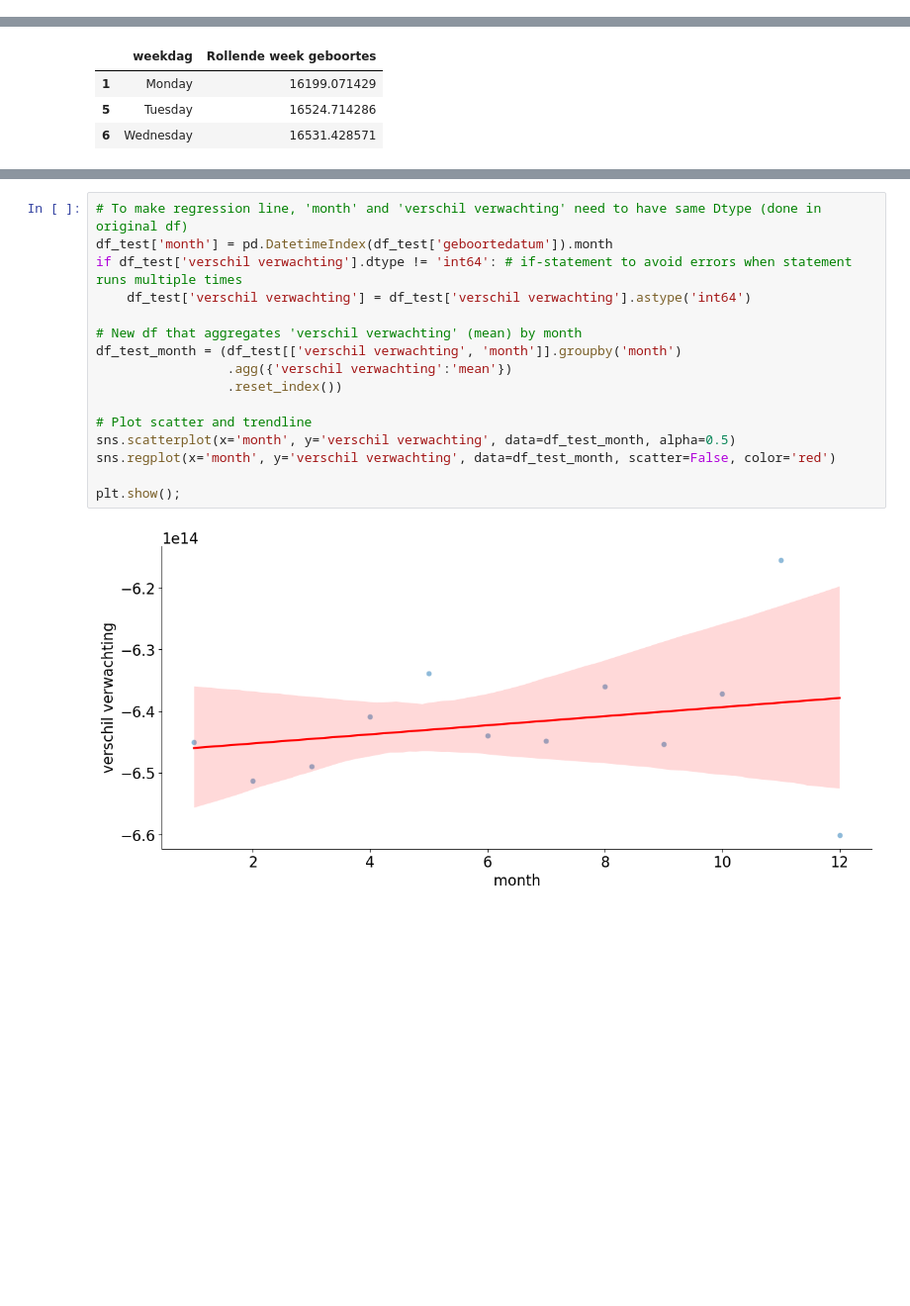
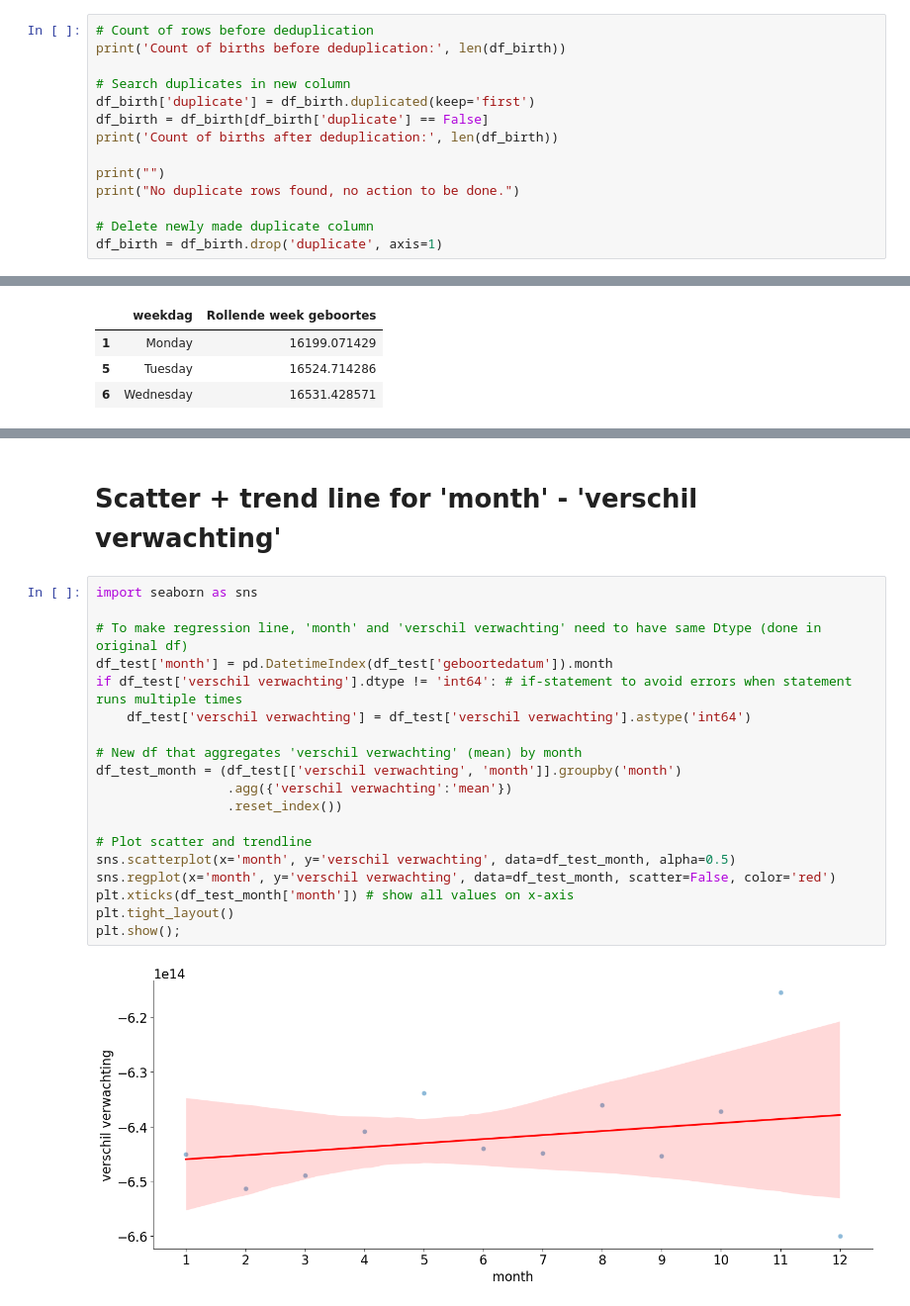
Before and after one commit to cdieltje/ExamenSyntra, a Jupyter notebook: notebooks/examen_deel1_V2.ipynb, the cells around one changed output, grey strips where cells are left out. Shown at 99% size. Cells and saved outputs as stored; diff of their text form; blank space fills up the shorter version.

```diff
--- a/notebooks/examen_deel1_V2.ipynb
+++ b/notebooks/examen_deel1_V2.ipynb
@@ -164,0 +190,14 @@ wrong_dates = ['2019-01-01', '2019-07-01']
+# %%
+# Count of rows before deduplication
+print('Count of births before deduplication:', len(df_birth))
+
+# Search duplicates in new column
+df_birth['duplicate'] = df_birth.duplicated(keep='first')
+df_birth = df_birth[df_birth['duplicate'] == False]
+print('Count of births after deduplication:', len(df_birth))
+
+print("")
+print("No duplicate rows found, no action to be done.")
+
+# Delete newly made duplicate column
+df_birth = df_birth.drop('duplicate', axis=1)
@@ -389,18 +494,23 @@ import seaborn as sns
+# %% [markdown]
+# Scatter + trend line for 'month' - 'verschil verwachting'
 # %%
+import seaborn as sns
+
 # To make regression line, 'month' and 'verschil verwachting' need to have same Dtype (done in original df)
 df_test['month'] = pd.DatetimeIndex(df_test['geboortedatum']).month
 if df_test['verschil verwachting'].dtype != 'int64': # if-statement to avoid errors when statement runs multiple times
     df_test['verschil verwachting'] = df_test['verschil verwachting'].astype('int64')
 
 # New df that aggregates 'verschil verwachting' (mean) by month
 df_test_month = (df_test[['verschil verwachting', 'month']].groupby('month')
                  .agg({'verschil verwachting':'mean'})
                  .reset_index())
 
 # Plot scatter and trendline
 sns.scatterplot(x='month', y='verschil verwachting', data=df_test_month, alpha=0.5)
 sns.regplot(x='month', y='verschil verwachting', data=df_test_month, scatter=False, color='red')
-
+plt.xticks(df_test_month['month']) # show all values on x-axis
+plt.tight_layout()
 plt.show();
 # %% [output]
-[figure, old version]
+[figure, new version]
```
Also changed, not shown: parts of 23 cells of this notebook.
